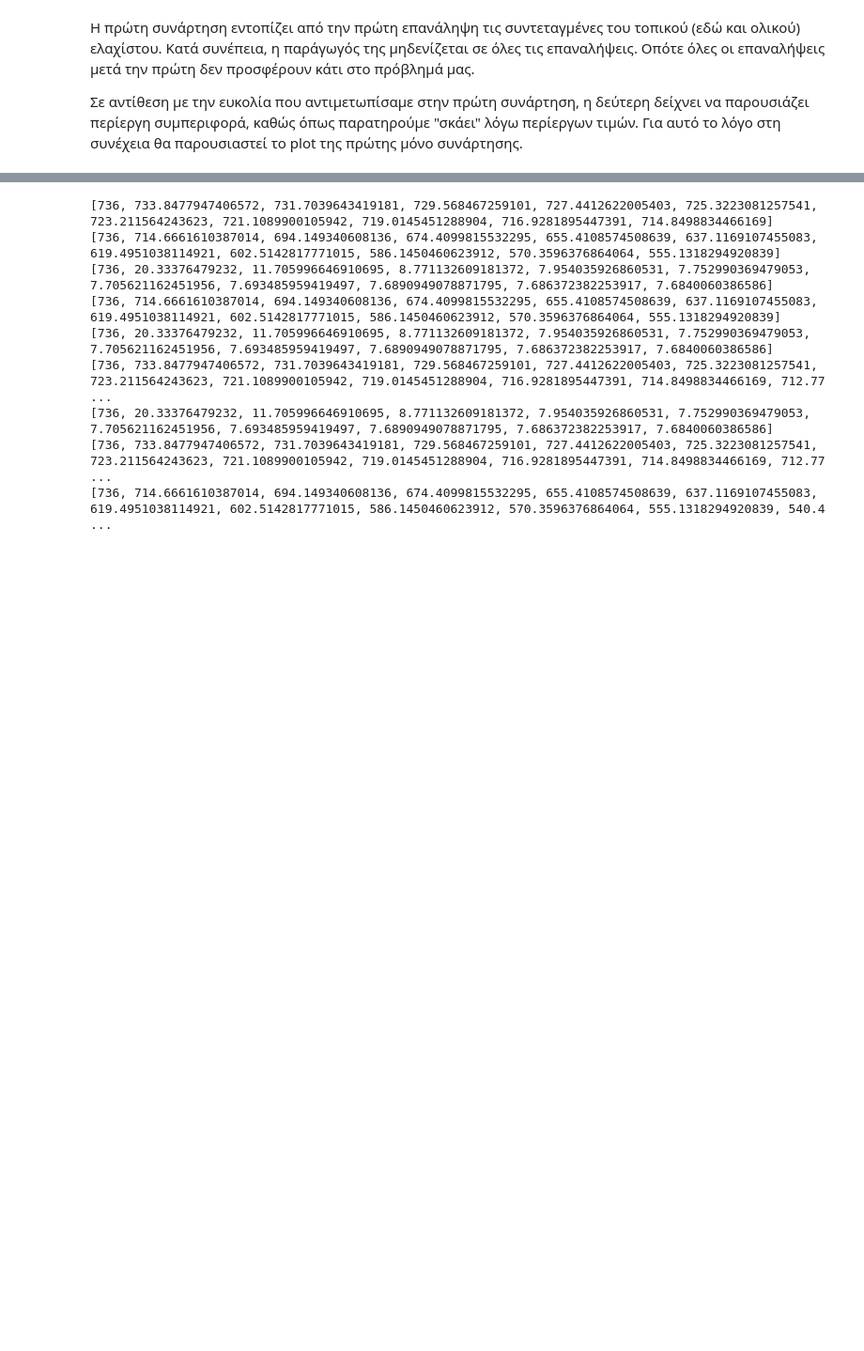
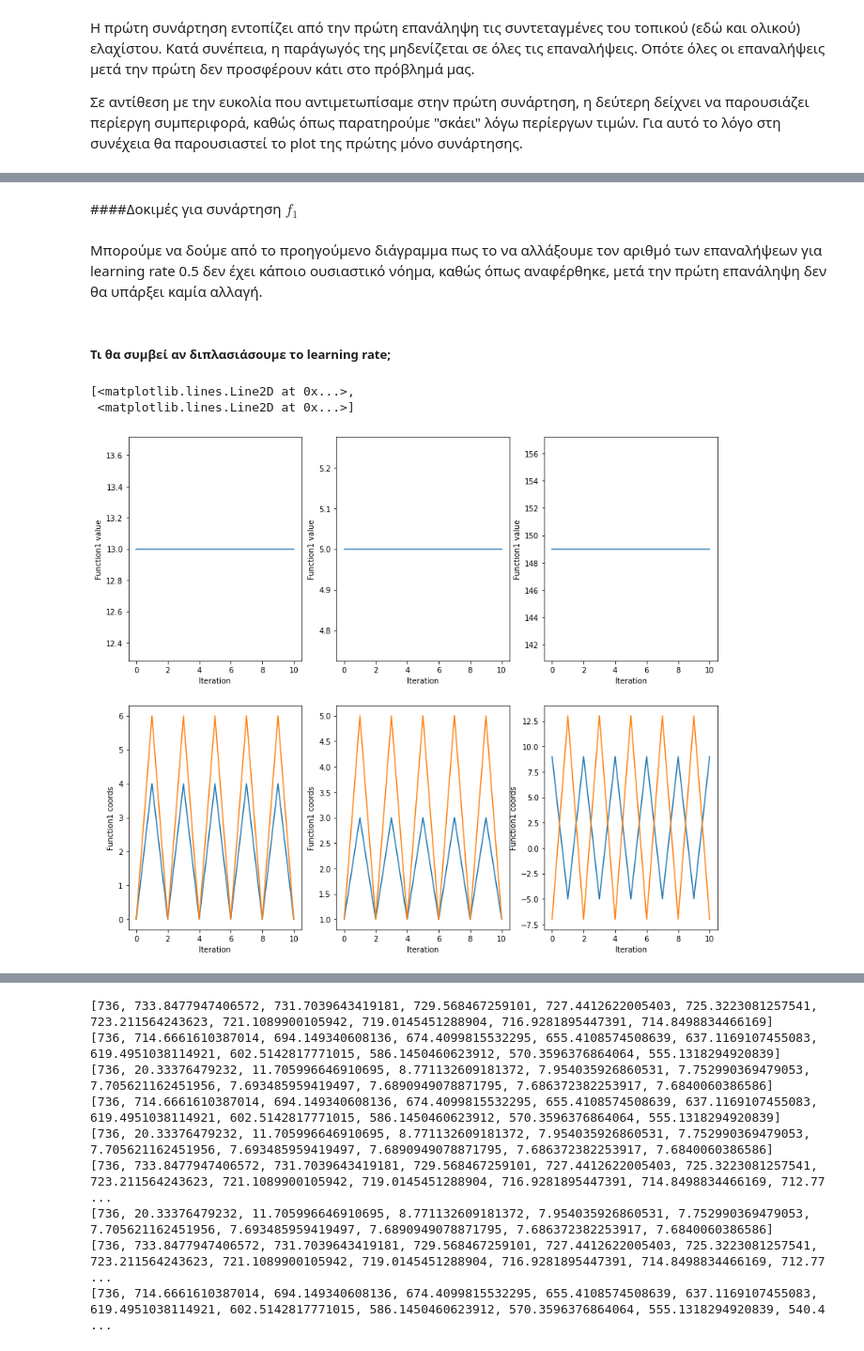
Before and after one commit to konstantinaRK/MachineLearning, a Jupyter notebook: Exercise1.ipynb, the cells around one changed output, grey strips where cells are left out. Shown: that part at 94% size. Saved outputs shown, nothing was run; the diff lists cells and outputs as text; code cells hidden in the pictures; blank space fills up the shorter version.

```diff
--- a/Exercise1.ipynb
+++ b/Exercise1.ipynb
@@ -391,0 +384,40 @@ for i in range(4):
+# %% [markdown]
+####Δοκιμές για συνάρτηση $f_1$
+# %% [markdown]
+Μπορούμε να δούμε από το προηγούμενο διάγραμμα πως το να αλλάξουμε τον αριθμό των επαναλήψεων για learning rate 0.5 δεν έχει κάποιο ουσιαστικό νόημα, καθώς όπως αναφέρθηκε, μετά την πρώτη επανάληψη δεν θα υπάρξει καμία αλλαγή.
+# %% [markdown]
+##### Τι θα συμβεί αν διπλασιάσουμε το learning rate;
+# %%
+data1 = gradient_descend(f1_grad, 10, [0,0], 1)
+data2 = gradient_descend(f1_grad, 10, [1,1], 1)
+data3 = gradient_descend(f1_grad, 10, [9,-7], 1)
+
+fig, ax = plt.subplots(2, 3,figsize=(14,12))
+ax[0][0].set_ylabel("Function1 value")
+ax[0][0].set_xlabel("Iteration")
+
+ax[0][1].set_ylabel("Function1 value")
+ax[0][1].set_xlabel("Iteration")
+
+ax[0][2].set_ylabel("Function1 value")
+ax[0][2].set_xlabel("Iteration")
+
+ax[1][0].set_ylabel("Function1 coords")
+ax[1][0].set_xlabel("Iteration")
+
+ax[1][1].set_ylabel("Function1 coords")
+ax[1][1].set_xlabel("Iteration")
+
+ax[1][2].set_ylabel("Function1 coords")
+ax[1][2].set_xlabel("Iteration")
+
+ax[0][0].plot([f1(x) for x in data1])
+ax[1][0].plot(data1)
+ax[0][1].plot([f1(x) for x in data2])
+ax[1][1].plot(data2)
+ax[0][2].plot([f1(x) for x in data3])
+ax[1][2].plot(data3)
+# %% [output]
+[<matplotlib.lines.Line2D at 0x...>,
+ <matplotlib.lines.Line2D at 0x...>]
+[figure, added]
```
Also changed, not shown: parts of 29 cells of this notebook.
